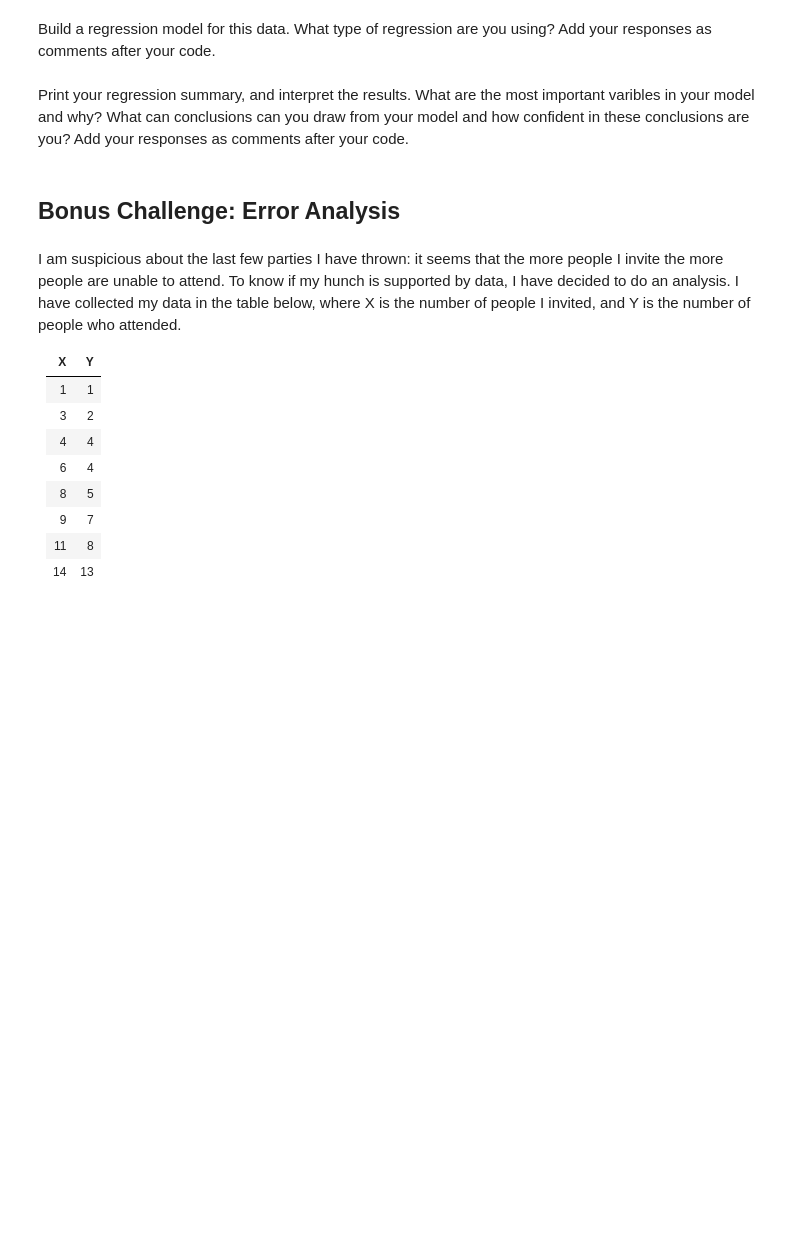
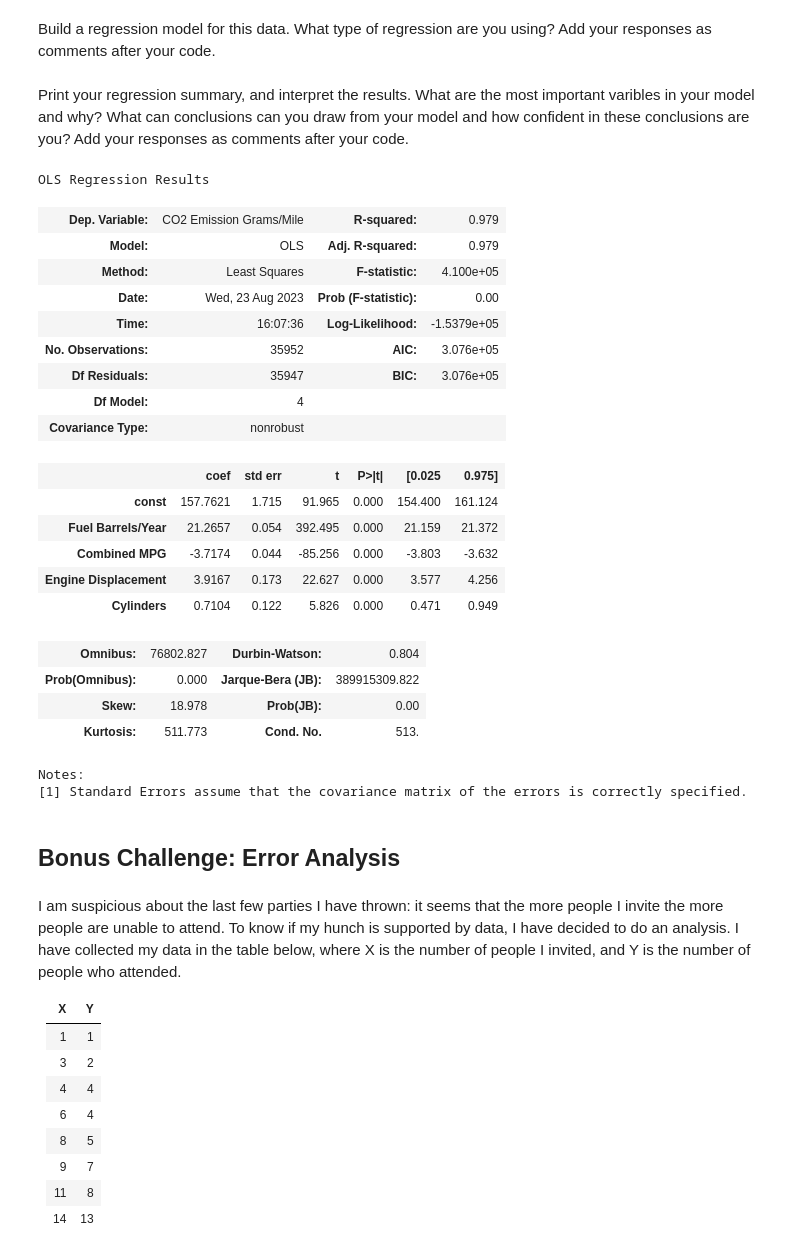
Before and after one commit to Ironhack-Data-Madrid-Julio-2023/7.3-lab_regression_analysis, a Jupyter notebook: your-code.ipynb, the cells around one changed output. Saved outputs shown, nothing was run; the diff lists cells and outputs as text; code cells hidden in the pictures; blank space fills up the shorter version.

```diff
--- a/your-code.ipynb
+++ b/your-code.ipynb
@@ -179,2 +214,21 @@ Build a regression model for this data. What type of regression are you using? A
+# %%
+x=sm.add_constant(df[[
+
+    'Fuel Barrels/Year',
+    'Combined MPG',
+    'Engine Displacement',
+    'Cylinders'
+
+
+]].apply(lambda x: x.fillna(x.mean()))
+
+)
+
+y=df['CO2 Emission Grams/Mile']
+
+
+modelo=sm.OLS(y, x).fit()
+
+pred=modelo.predict(x)
 # %% [markdown]
 Print your regression summary, and interpret the results. What are the most important varibles in your model and why? What can conclusions can you draw from your model and how confident in these conclusions are you? Add your responses as comments after your code.
@@ -183,3 +235,28 @@ Print your regression summary, and interpret the results. What are the most impo
+# %%
+modelo.summary()
+# %% [output]
+OLS Regression Results
+| Dep. Variable: | CO2 Emission Grams/Mile | R-squared: | 0.979 |
+| Model: | OLS | Adj. R-squared: | 0.979 |
+| Method: | Least Squares | F-statistic: | 4.100e+05 |
+| Date: | Wed, 23 Aug 2023 | Prob (F-statistic): | 0.00 |
+| Time: | 16:07:36 | Log-Likelihood: | -1.5379e+05 |
+| No. Observations: | 35952 | AIC: | 3.076e+05 |
+| Df Residuals: | 35947 | BIC: | 3.076e+05 |
+| Df Model: | 4 |  |  |
+| Covariance Type: | nonrobust |  |  |
+|  | coef | std err | t | P>|t| | [0.025 | 0.975] |
+| const | 157.7621 | 1.715 | 91.965 | 0.000 | 154.400 | 161.124 |
+| Fuel Barrels/Year | 21.2657 | 0.054 | 392.495 | 0.000 | 21.159 | 21.372 |
+| Combined MPG | -3.7174 | 0.044 | -85.256 | 0.000 | -3.803 | -3.632 |
+| Engine Displacement | 3.9167 | 0.173 | 22.627 | 0.000 | 3.577 | 4.256 |
+| Cylinders | 0.7104 | 0.122 | 5.826 | 0.000 | 0.471 | 0.949 |
+| Omnibus: | 76802.827 | Durbin-Watson: | 0.804 |
+| Prob(Omnibus): | 0.000 | Jarque-Bera (JB): | 389915309.822 |
+| Skew: | 18.978 | Prob(JB): | 0.00 |
+| Kurtosis: | 511.773 | Cond. No. | 513. |
+Notes:
+[1] Standard Errors assume that the covariance matrix of the errors is correctly specified.
 # %% [markdown]
 ## Bonus Challenge: Error Analysis
 # %% [markdown]
```
Also changed, not shown: parts of 11 cells of this notebook.
